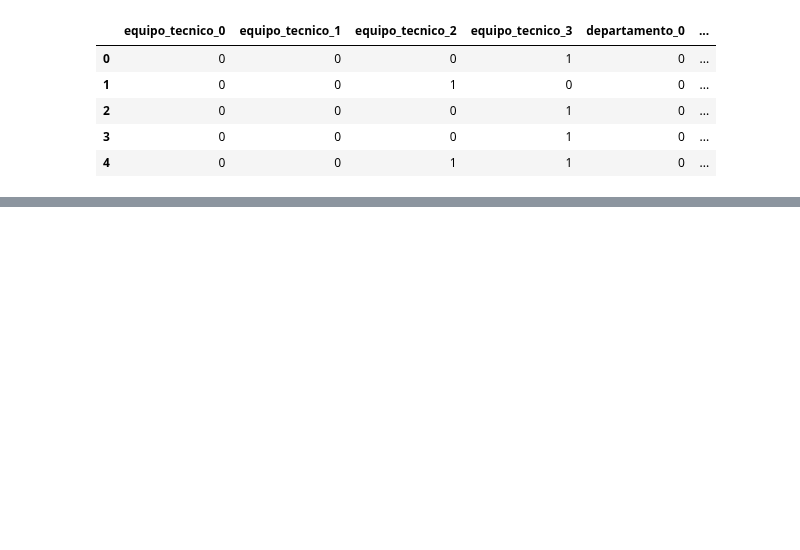
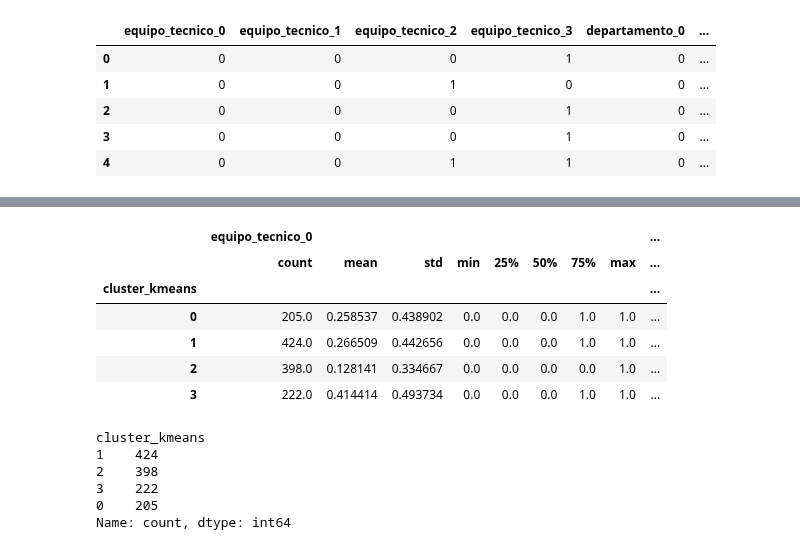
Before and after one commit to sosarodrigox/coderhouse_emprendedores_it, a Jupyter notebook: MachineLearning_SosaRodrigo.ipynb, the cells around one changed output, grey strips where cells are left out. Saved outputs shown, nothing was run; the diff lists cells and outputs as text; code cells hidden in the pictures; blank space fills up the shorter version.

```diff
--- a/MachineLearning_SosaRodrigo.ipynb
+++ b/MachineLearning_SosaRodrigo.ipynb
@@ -768,0 +877,23 @@ memory usage: 829.5 KB
+# %%
+# Agrupamos los datos por la columna del clúster y calculamos estadísticas descriptivas
+cluster_stats = df_clustering.groupby("cluster_kmeans").describe(include="all")
+
+# Mostramos las estadísticas descriptivas para todos los clústeres en formato de DataFrame
+cluster_stats
+# %% [output]
+|  | equipo_tecnico_0 |  |  |  |  |  |  |  | ... |
+|  | count | mean | std | min | 25% | 50% | 75% | max | ... |
+| cluster_kmeans |  |  |  |  |  |  |  |  | ... |
+| 0 | 205.0 | 0.258537 | 0.438902 | 0.0 | 0.0 | 0.0 | 1.0 | 1.0 | ... |
+| 1 | 424.0 | 0.266509 | 0.442656 | 0.0 | 0.0 | 0.0 | 1.0 | 1.0 | ... |
+| 2 | 398.0 | 0.128141 | 0.334667 | 0.0 | 0.0 | 0.0 | 0.0 | 1.0 | ... |
+| 3 | 222.0 | 0.414414 | 0.493734 | 0.0 | 0.0 | 0.0 | 1.0 | 1.0 | ... |
+# %%
+df_clustering["cluster_kmeans"].value_counts()
+# %% [output]
+cluster_kmeans
+1    424
+2    398
+3    222
+0    205
+Name: count, dtype: int64
```
Also changed, not shown: parts of 16 cells of this notebook, 5 other files.
